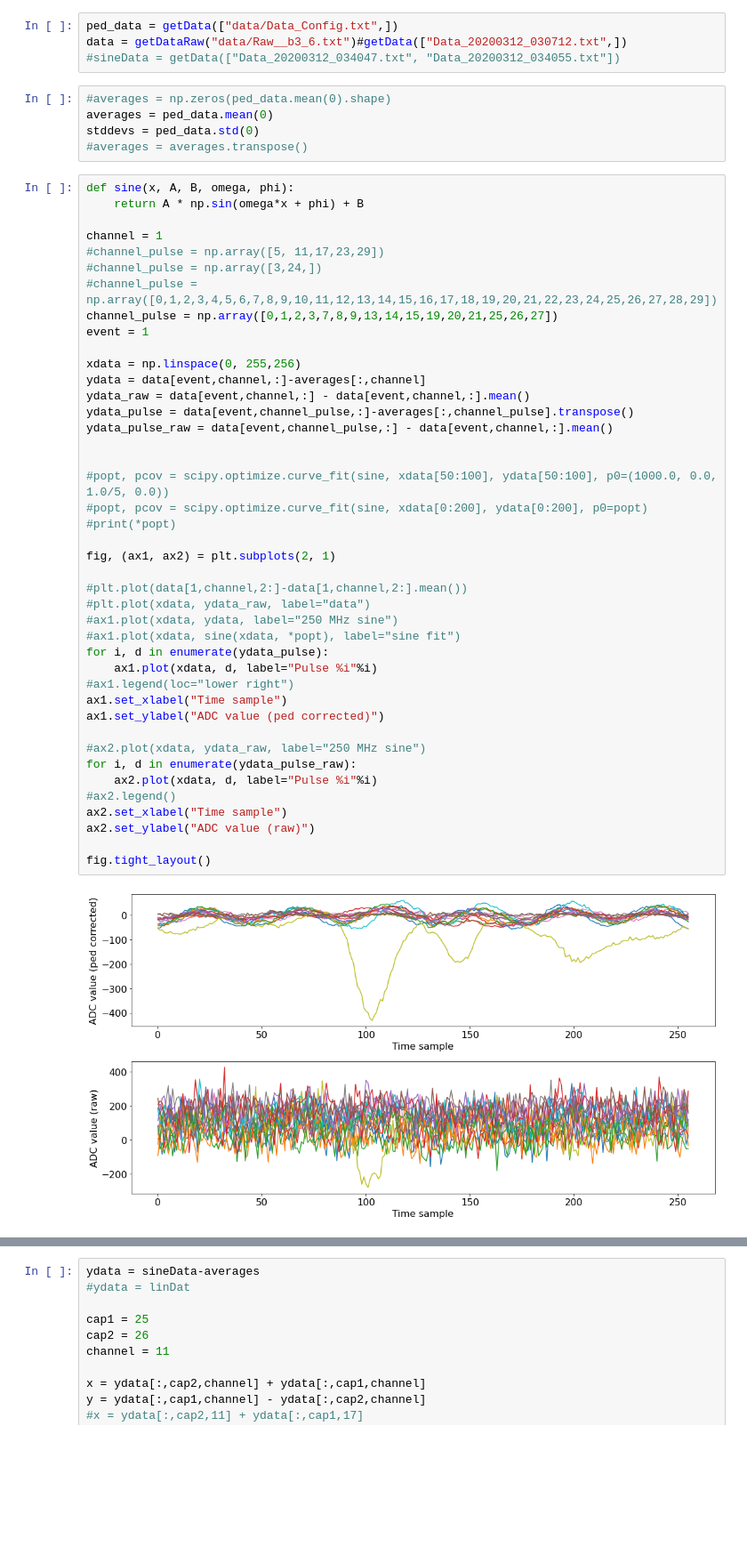
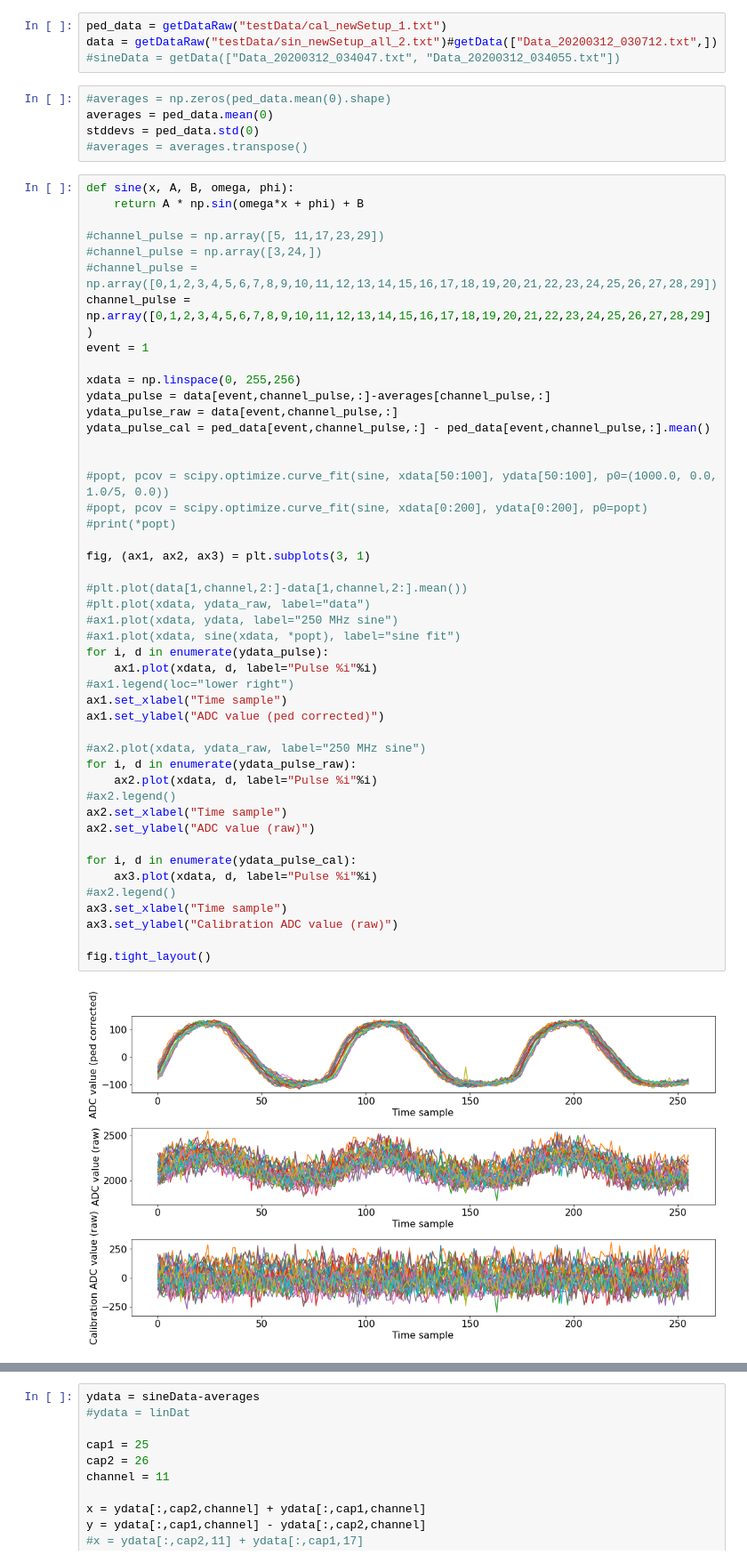
Before and after one commit to FTBF/LAPPD_TOF_Analysis, a Jupyter notebook: Analysis.ipynb, the cells around one changed output, grey strips where cells are left out. Shown at 89% size. Drawn from its saved outputs; the diff is of its cells as text; blank space fills up the shorter version.

Commit message:
fix: analysis file of current EDG shop setup

```diff
--- a/Analysis.ipynb
+++ b/Analysis.ipynb
@@ -36,6 +33,6 @@ sd = getDataRaw("data/Raw__b3.txt")
 # %%
-ped_data = getData(["data/Data_Config.txt",])
-data = getDataRaw("data/Raw__b3_6.txt")#getData(["Data_20200312_030712.txt",])
+ped_data = getDataRaw("testData/cal_newSetup_1.txt")
+data = getDataRaw("testData/sin_newSetup_all_2.txt")#getData(["Data_20200312_030712.txt",])
 #sineData = getData(["Data_20200312_034047.txt", "Data_20200312_034055.txt"])
 # %%
 #averages = np.zeros(ped_data.mean(0).shape)
@@ -46,46 +43,50 @@ stddevs = ped_data.std(0)
 def sine(x, A, B, omega, phi):
     return A * np.sin(omega*x + phi) + B
 
-channel = 1
 #channel_pulse = np.array([5, 11,17,23,29])
 #channel_pulse = np.array([3,24,])
 #channel_pulse = np.array([0,1,2,3,4,5,6,7,8,9,10,11,12,13,14,15,16,17,18,19,20,21,22,23,24,25,26,27,28,29])
-channel_pulse = np.array([0,1,2,3,7,8,9,13,14,15,19,20,21,25,26,27])
+channel_pulse = np.array([0,1,2,3,4,5,6,7,8,9,10,11,12,13,14,15,16,17,18,19,20,21,22,23,24,25,26,27,28,29])
 event = 1
 
 xdata = np.linspace(0, 255,256)
-ydata = data[event,channel,:]-averages[:,channel]
-ydata_raw = data[event,channel,:] - data[event,channel,:].mean()
-ydata_pulse = data[event,channel_pulse,:]-averages[:,channel_pulse].transpose()
-ydata_pulse_raw = data[event,channel_pulse,:] - data[event,channel,:].mean()
+ydata_pulse = data[event,channel_pulse,:]-averages[channel_pulse,:]
+ydata_pulse_raw = data[event,channel_pulse,:]
+ydata_pulse_cal = ped_data[event,channel_pulse,:] - ped_data[event,channel_pulse,:].mean()
 
 
 #popt, pcov = scipy.optimize.curve_fit(sine, xdata[50:100], ydata[50:100], p0=(1000.0, 0.0, 1.0/5, 0.0))
 #popt, pcov = scipy.optimize.curve_fit(sine, xdata[0:200], ydata[0:200], p0=popt)
 #print(*popt)
 
-fig, (ax1, ax2) = plt.subplots(2, 1)
+fig, (ax1, ax2, ax3) = plt.subplots(3, 1)
 
 #plt.plot(data[1,channel,2:]-data[1,channel,2:].mean())
 #plt.plot(xdata, ydata_raw, label="data")
 #ax1.plot(xdata, ydata, label="250 MHz sine")
 #ax1.plot(xdata, sine(xdata, *popt), label="sine fit")
 for i, d in enumerate(ydata_pulse):
     ax1.plot(xdata, d, label="Pulse %i"%i)
 #ax1.legend(loc="lower right")
 ax1.set_xlabel("Time sample")
 ax1.set_ylabel("ADC value (ped corrected)")
 
 #ax2.plot(xdata, ydata_raw, label="250 MHz sine")
 for i, d in enumerate(ydata_pulse_raw):
     ax2.plot(xdata, d, label="Pulse %i"%i)
 #ax2.legend()
 ax2.set_xlabel("Time sample")
 ax2.set_ylabel("ADC value (raw)")
 
+for i, d in enumerate(ydata_pulse_cal):
+    ax3.plot(xdata, d, label="Pulse %i"%i)
+#ax2.legend()
+ax3.set_xlabel("Time sample")
+ax3.set_ylabel("Calibration ADC value (raw)")
+
 fig.tight_layout()
 # %% [output]
-[figure, old version]
+[figure, new version]
 # %%
 channel = 5
 channel_pulse = np.array([11,17,23,29])
```
Also changed, not shown: parts of 7 cells of this notebook.
